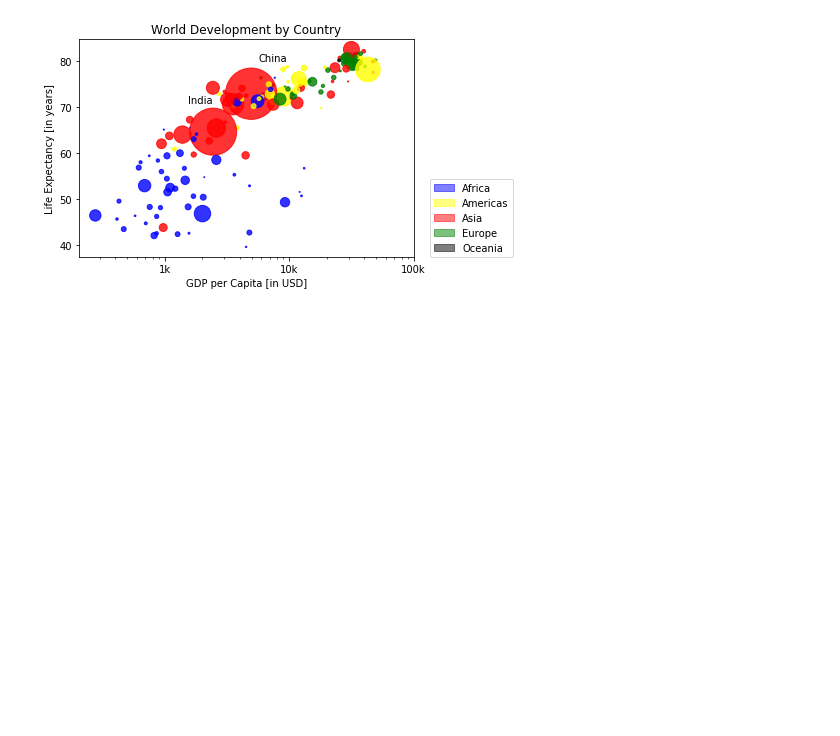
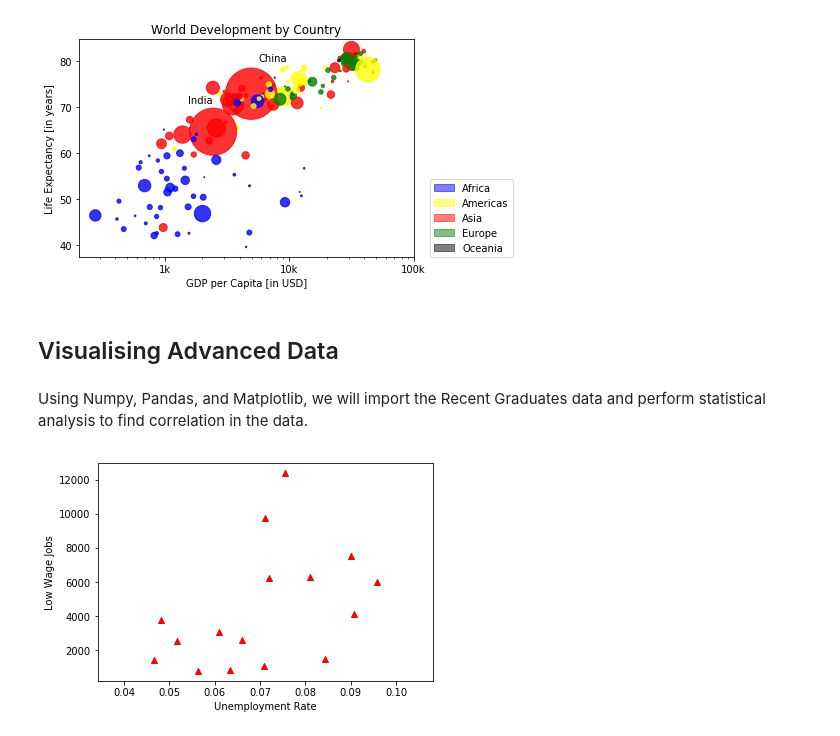
Before and after one commit to LRS4/Python-DataScience, a Jupyter notebook: Matplotlib.ipynb, the cells around one changed output. Cells and saved outputs as stored; diff of their text form; code cells hidden in the pictures; blank space fills up the shorter version.

```diff
--- a/Matplotlib.ipynb
+++ b/Matplotlib.ipynb
@@ -77,3 +77,24 @@ plt.legend(handles=l, loc=(1.05,0))
 plt.show()
 # %% [output]
 [figure]
+# %% [markdown]
+## Visualising Advanced Data
+# %% [markdown]
+Using Numpy, Pandas, and Matplotlib, we will import the Recent Graduates data and perform statistical analysis to find correlation in the data.
+# %%
+import numpy as np
+import pandas as pd
+import matplotlib.pyplot as plt
+
+recent_grads = pd.read_csv(r"C:\Users\lrspe\Dropbox\Data Science Shared\Data Files\recent-grads.csv")
+
+low_wage_jobs = recent_grads.groupby('Major_category')['Low_wage_jobs'].mean()
+unemployment_rate = recent_grads.groupby('Major_category')['Unemployment_rate'].mean()
+dept_stats = recent_grads.groupby('Major_category')['Low_wage_jobs','Unemployment_rate'].mean()
+
+plt.scatter(unemployment_rate, low_wage_jobs, c = "r", marker = "^")
+plt.xlabel('Unemployment Rate')
+plt.ylabel('Low Wage Jobs')
+plt.show();
+# %% [output]
+[figure, added]
```
Also changed, not shown: parts of 2 cells of this notebook.
